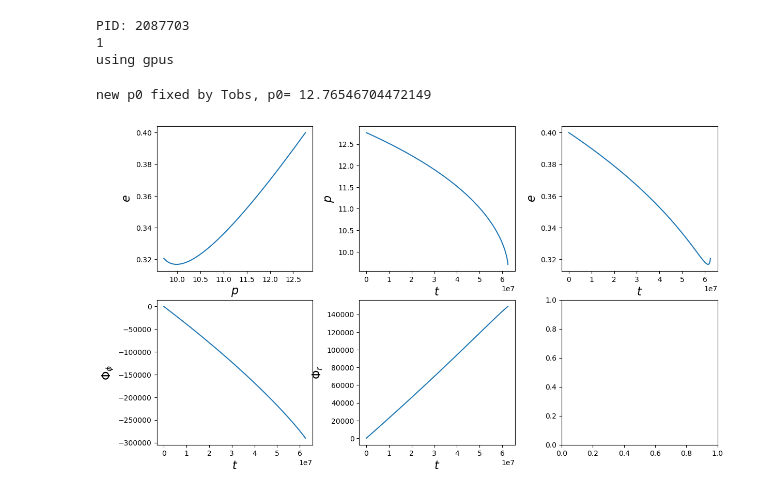
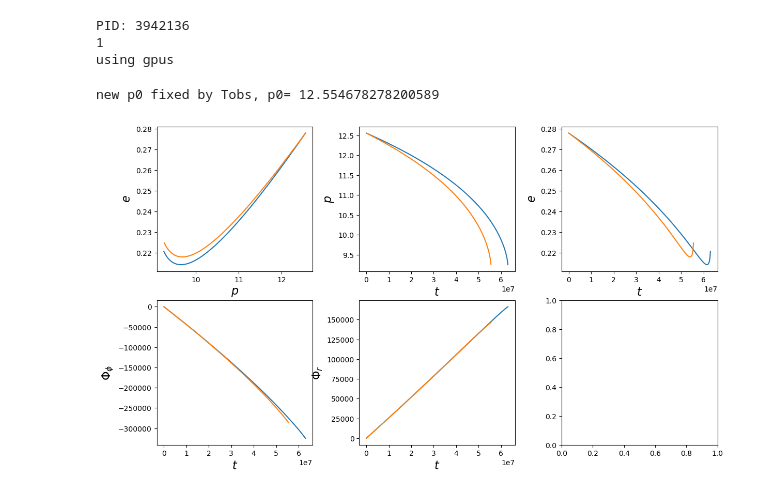
Before and after one commit to lorenzsp/testGRwEMRIs, a Jupyter notebook: DataAnalysis/PlayGroundScalarWaveforms.ipynb, the cells around one changed output. Drawn from its saved outputs; the diff is of its cells as text; code cells hidden in the pictures.

```diff
--- a/DataAnalysis/PlayGroundScalarWaveforms.ipynb
+++ b/DataAnalysis/PlayGroundScalarWaveforms.ipynb
@@ -4,7 +4,7 @@ import os
 os.environ["OMP_NUM_THREADS"] = str(1)
 os.system("OMP_NUM_THREADS=1")
 print("PID:",os.getpid())
-os.system("CUDA_VISIBLE_DEVICES="+str(1))
+os.system("CUDA_VISIBLE_DEVICES="+str(0))
 os.environ["CUDA_VISIBLE_DEVICES"] = str(1)
 os.system("echo $CUDA_VISIBLE_DEVICES")
 import time
@@ -85,16 +85,17 @@ few_gen = GenerateEMRIWaveform(
     use_gpu=use_gpu,
 )
 # %% [output]
-PID: 2087703
+PID: 3942136
 1
 using gpus
 # %%
 # set parameters
+# 9.170215542707979 0.27790565309168613 -0.8380872909826025
 M = 1e6
-a = 0.9
+a = 0.8380872909826025
 mu = 10.0
-p0 = 12.76546704472149
-e0 = 0.4
+p0 = 9.170215542707979
+e0 =  0.27790565309168613
 x0 = -1.0
 qK = np.pi/3  # polar spin angle
 phiK = np.pi/3  # azimuthal viewing angle
@@ -113,7 +114,7 @@ traj = EMRIInspiral(func="KerrEccentricEquatorial")
 # fix p0 given T
 p0 = get_p_at_t(
     traj,
-    Tobs * 0.99,
+    Tobs * 0.999,
     [M, mu, a, e0, x0, 0.0],
     bounds=[get_separatrix(a,e0,x0)+0.1, 30.0],
     traj_kwargs={"dt":dt},
@@ -143,27 +144,38 @@ emri_injection_params = np.array([
         Phi_r0,
         charge
 ])
-
-t, p, e, x, Phi_phi, Phi_theta, Phi_r = traj(M, mu, a, p0, e0, x0, charge,T=Tobs)
 # %% [output]
-new p0 fixed by Tobs, p0= 12.76546704472149
+new p0 fixed by Tobs, p0= 12.554678278200589
 # %%
 fig, axes = plt.subplots(2, 3)
 plt.subplots_adjust(wspace=0.3)
 fig.set_size_inches(14, 8)
 axes = axes.ravel()
 
 ylabels = [r'$e$', r'$p$', r'$e$', r'$\Phi_\phi$', r'$\Phi_r$', r'Flux']
 xlabels = [r'$p$', r'$t$', r'$t$', r'$t$', r'$t$', r'$t$', r'$t$', r'$t$']
+
+
+t, p, e, x, Phi_phi, Phi_theta, Phi_r = traj(M, mu, a, p0, e0, x0, charge,T=Tobs)
 ys = [e, p, e, Phi_phi, Phi_r]
 xs = [p, t, t, t, t]
 
 for i, (ax, x, y, xlab, ylab) in enumerate(zip(axes, xs, ys, xlabels, ylabels)):
     ax.plot(x, y)
     ax.set_xlabel(xlab, fontsize=16)
     ax.set_ylabel(ylab, fontsize=16)
+
+
+t, p, e, x, Phi_phi, Phi_theta, Phi_r = traj(M, mu, a, p0, e0, x0, 1.0,T=Tobs)
+ys = [e, p, e, Phi_phi, Phi_r]
+xs = [p, t, t, t, t]
+
+for i, (ax, x, y, xlab, ylab) in enumerate(zip(axes, xs, ys, xlabels, ylabels)):
+    ax.plot(x, y)
+    ax.set_xlabel(xlab, fontsize=16)
+    ax.set_ylabel(ylab, fontsize=16)
 # %% [output]
-[figure, old version]
+[figure, new version]
 # %%
 # sets the proper number of points and what not
 print("use gpus",use_gpu)
```
Also changed, not shown: parts of 5 cells of this notebook, 4 other files.
